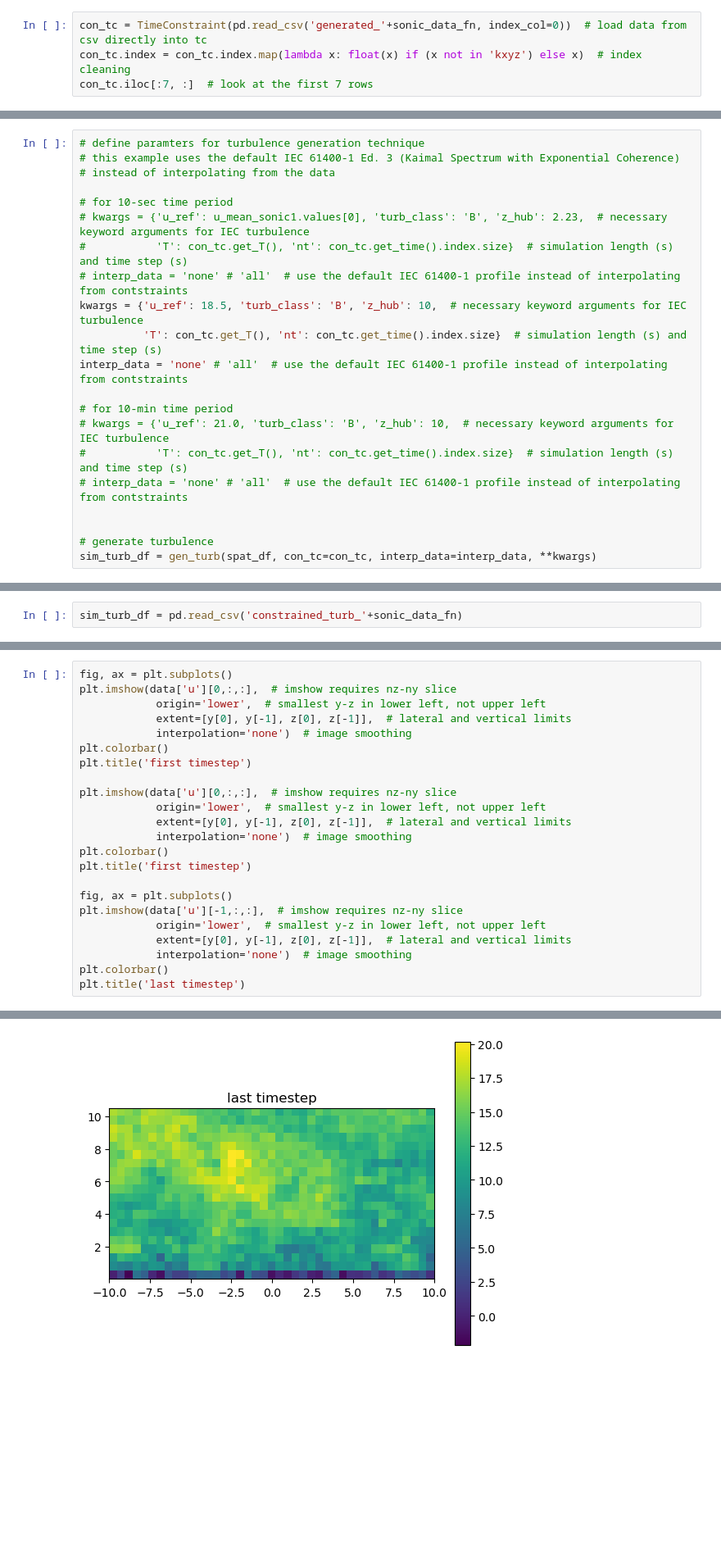
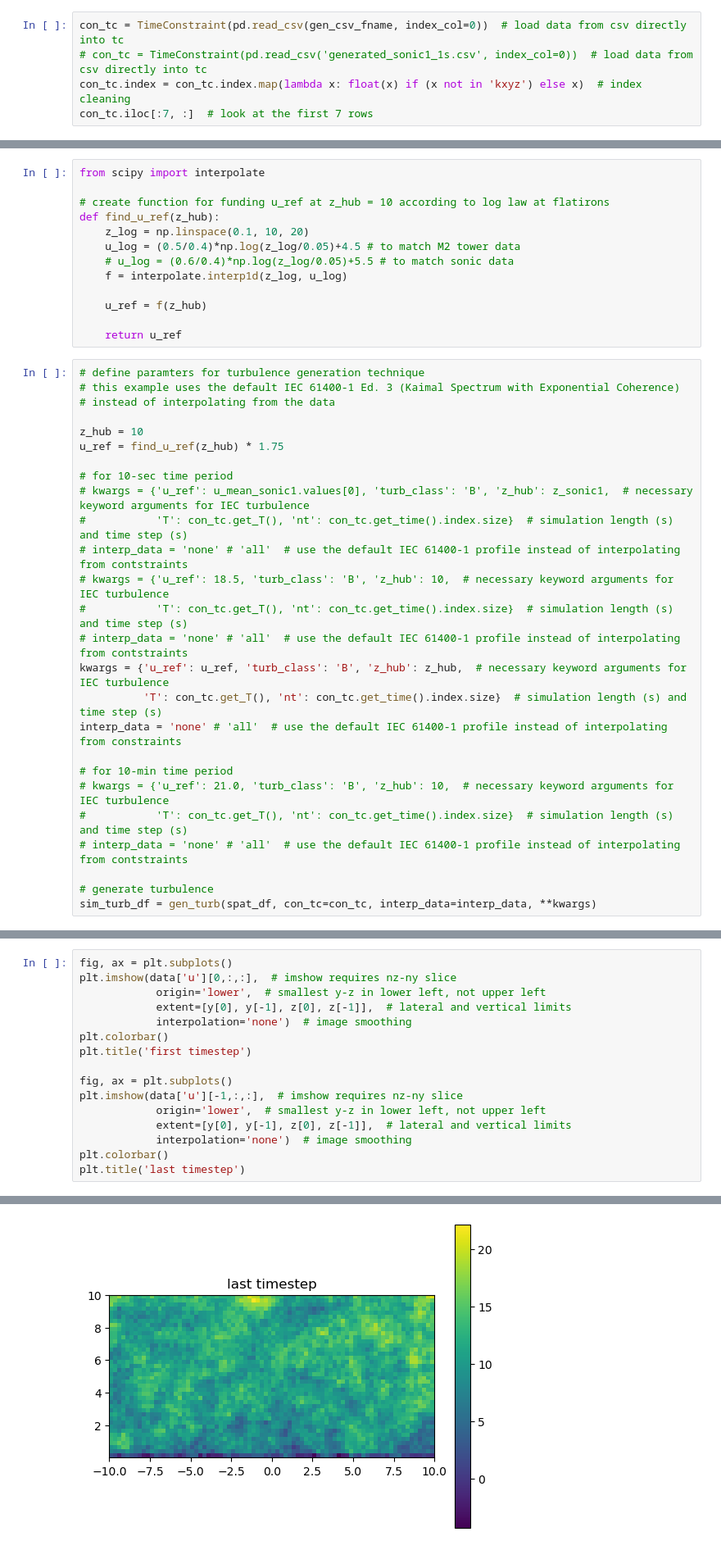
Before and after one commit to brookeslawski/pyconturb-pvade, a Jupyter notebook: duramat_constrained_turb.ipynb, the cells around one changed output, grey strips where cells are left out. Shown at 82% size. Drawn from its saved outputs; the diff is of its cells as text; blank space fills up the shorter version.

Commit message:
working with 50 Hz data and cleaning up timeseries plotting methods

```diff
--- a/duramat_constrained_turb.ipynb
+++ b/duramat_constrained_turb.ipynb
@@ -98,7 +133,8 @@ m2['Iu'] = [0.1542, 0.149, 0.1455]
 # %% [markdown]
 ### Step 2: read in csv of measurement data ###
 # %%
-con_tc = TimeConstraint(pd.read_csv('generated_'+sonic_data_fn, index_col=0))  # load data from csv directly into tc
+con_tc = TimeConstraint(pd.read_csv(gen_csv_fname, index_col=0))  # load data from csv directly into tc
+# con_tc = TimeConstraint(pd.read_csv('generated_sonic1_1s.csv', index_col=0))  # load data from csv directly into tc
 con_tc.index = con_tc.index.map(lambda x: float(x) if (x not in 'kxyz') else x)  # index cleaning
 con_tc.iloc[:7, :]  # look at the first 7 rows
 # %% [output]
@@ -161,21 +223,39 @@ plt.axis('equal'); plt.legend(bbox_to_anchor=(1.05, 1), loc=2, borderaxespad=0.)
+# %%
+from scipy import interpolate
+
+# create function for funding u_ref at z_hub = 10 according to log law at flatirons
+def find_u_ref(z_hub):
+    z_log = np.linspace(0.1, 10, 20)
+    u_log = (0.5/0.4)*np.log(z_log/0.05)+4.5 # to match M2 tower data
+    # u_log = (0.6/0.4)*np.log(z_log/0.05)+5.5 # to match sonic data
+    f = interpolate.interp1d(z_log, u_log)
+
+    u_ref = f(z_hub)
+
+    return u_ref
 # %%
 # define paramters for turbulence generation technique
 # this example uses the default IEC 61400-1 Ed. 3 (Kaimal Spectrum with Exponential Coherence)
 # instead of interpolating from the data
 
+z_hub = 10
+u_ref = find_u_ref(z_hub) * 1.75
+
 # for 10-sec time period
-# kwargs = {'u_ref': u_mean_sonic1.values[0], 'turb_class': 'B', 'z_hub': 2.23,  # necessary keyword arguments for IEC turbulence
+# kwargs = {'u_ref': u_mean_sonic1.values[0], 'turb_class': 'B', 'z_hub': z_sonic1,  # necessary keyword arguments for IEC turbulence
 #           'T': con_tc.get_T(), 'nt': con_tc.get_time().index.size}  # simulation length (s) and time step (s)
 # interp_data = 'none' # 'all'  # use the default IEC 61400-1 profile instead of interpolating from contstraints
-kwargs = {'u_ref': 18.5, 'turb_class': 'B', 'z_hub': 10,  # necessary keyword arguments for IEC turbulence
+# kwargs = {'u_ref': 18.5, 'turb_class': 'B', 'z_hub': 10,  # necessary keyword arguments for IEC turbulence
+#           'T': con_tc.get_T(), 'nt': con_tc.get_time().index.size}  # simulation length (s) and time step (s)
+# interp_data = 'none' # 'all'  # use the default IEC 61400-1 profile instead of interpolating from contstraints
+kwargs = {'u_ref': u_ref, 'turb_class': 'B', 'z_hub': z_hub,  # necessary keyword arguments for IEC turbulence
           'T': con_tc.get_T(), 'nt': con_tc.get_time().index.size}  # simulation length (s) and time step (s)
-interp_data = 'none' # 'all'  # use the default IEC 61400-1 profile instead of interpolating from contstraints
+interp_data = 'none' # 'all'  # use the default IEC 61400-1 profile instead of interpolating from constraints
 
 # for 10-min time period
 # kwargs = {'u_ref': 21.0, 'turb_class': 'B', 'z_hub': 10,  # necessary keyword arguments for IEC turbulence
 #           'T': con_tc.get_T(), 'nt': con_tc.get_time().index.size}  # simulation length (s) and time step (s)
 # interp_data = 'none' # 'all'  # use the default IEC 61400-1 profile instead of interpolating from contstraints
 
-
 # generate turbulence
 sim_turb_df = gen_turb(spat_df, con_tc=con_tc, interp_data=interp_data, **kwargs)
@@ -185,2 +273,0 @@ sim_turb_df = gen_turb(spat_df, con_tc=con_tc, interp_data=interp_data, **kwargs
-# %%
-sim_turb_df = pd.read_csv('constrained_turb_'+sonic_data_fn)
@@ -264,12 +324,5 @@ data['w'] = sim_turb_df.filter(regex='w').values.reshape(len(sim_turb_df),y.size
 # %%
 fig, ax = plt.subplots()
-plt.imshow(data['u'][0,:,:],  # imshow requires nz-ny slice
-            origin='lower',  # smallest y-z in lower left, not upper left
-            extent=[y[0], y[-1], z[0], z[-1]],  # lateral and vertical limits
-            interpolation='none')  # image smoothing
-plt.colorbar()
-plt.title('first timestep')
-
 plt.imshow(data['u'][0,:,:],  # imshow requires nz-ny slice
             origin='lower',  # smallest y-z in lower left, not upper left
             extent=[y[0], y[-1], z[0], z[-1]],  # lateral and vertical limits
@@ -290,4 +343,4 @@ Text(0.5, 1.0, 'last timestep')
-[figure, old version]
+[figure, new version]
 # %% [markdown]
 ### Step 4: Save generated turbulence as .h5 file for input to PVade ###
 # %%
```
Also changed, not shown: parts of 31 cells of this notebook.
